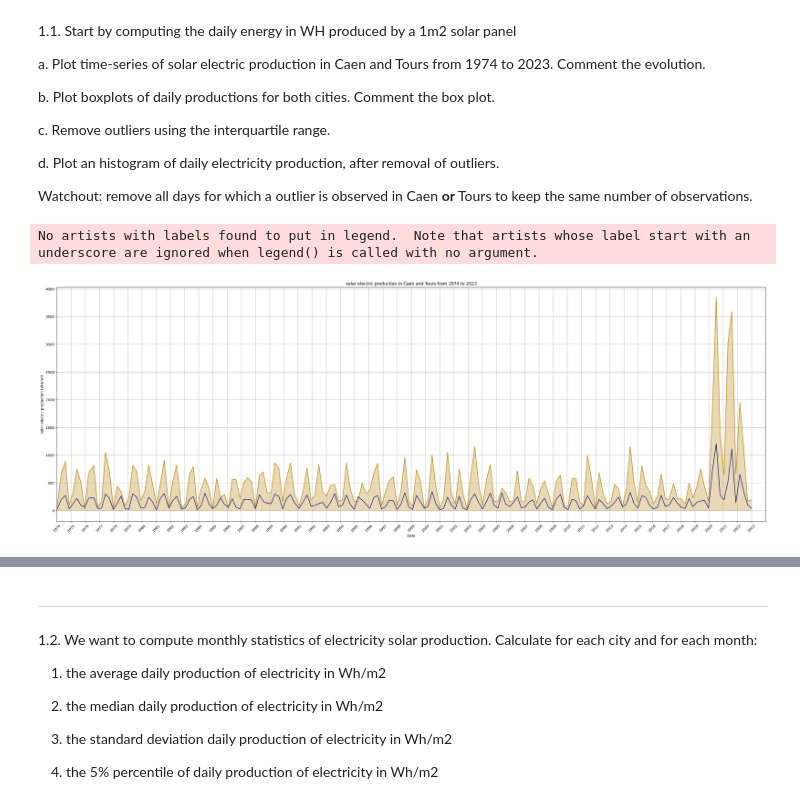
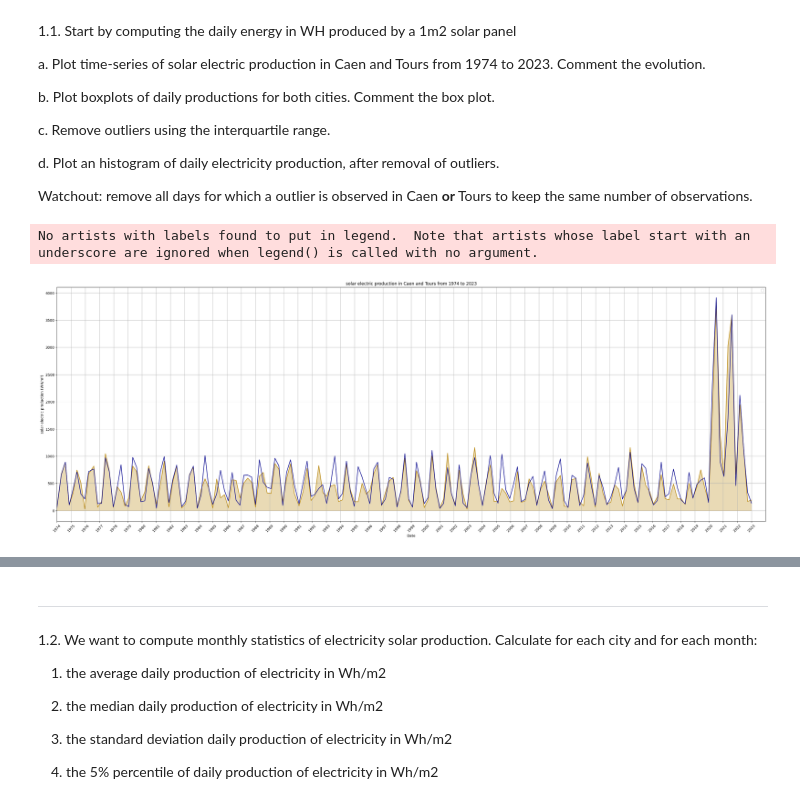
Before and after one commit to GaecKo/hackaton, a Jupyter notebook: Hackaton_1/Hackathon1.ipynb, the cells around one changed output, grey strips where cells are left out. Saved outputs shown, nothing was run; the diff lists cells and outputs as text; code cells hidden in the pictures.

Commit message:
1.1 fini je crois (still need to clean up the code)

```diff
--- a/Hackaton_1/Hackathon1.ipynb
+++ b/Hackaton_1/Hackathon1.ipynb
@@ -80,12 +80,21 @@ Watchout: remove all days for which a outlier is observed in Caen **or** Tours t
 import pandas as pd
 import matplotlib.pyplot as plt
 import matplotlib.dates as mdates
+import math
+from tabulate import tabulate
 
 # ===== Load CSV & convert dates =====
 
 data = pd.read_csv('Radiation.csv')
+dates = pd.to_datetime(data['DATE'], format='%Y%m%d')
 
-data['DATE'] = pd.to_datetime(data['DATE'], format='%Y%m%d')
+
+data['DATE'] = pd.to_datetime(data['DATE'], format="%Y%m%d")
+
+# Apply formula: C = E_Sol x 24 x P_cr x f_perf for both cities data
+data['Caen'] = data['Caen']*24*0.18*0.75
+data['Tours'] = data['Tours']*24*0.18*0.75
+
 
 # parsing data to keep 1 line out of 100 (better visibility, less precision)
 clean_data = data.iloc[range(0, len(data), 100), :]
@@ -103,47 +112,92 @@ year_fmt = mdates.DateFormatter('%Y')
 plt.gca().xaxis.set_major_locator(years)
 plt.gca().xaxis.set_major_formatter(year_fmt)
 plt.xticks(rotation=45)
 
 # légende
 plt.xlabel('Date')
 plt.ylabel('solar electric production (WH/m²)')
 plt.title('solar electric production in Caen and Tours from 1974 to 2023')
 plt.legend()
 
 # ===== Plot =====
 
-# Apply formula: C = E_Sol x 24 x P_cr x f_perf for both cities data
-plt.plot(clean_data['DATE'], clean_data['Caen']*24*0.18*0.75, label='Caen', color='darkgoldenrod')
+plt.plot(clean_data['DATE'], clean_data['Caen'], label='Caen', color='darkgoldenrod')
 
-plt.fill_between(clean_data['DATE'], clean_data['Caen']*24*0.18*0.75, color='darkgoldenrod', alpha=0.3)
+plt.fill_between(clean_data['DATE'], clean_data['Caen'], color='darkgoldenrod', alpha=0.3)
 
 plt.plot(clean_data['DATE'], clean_data['Tours'], label='Tours', color='darkblue')
 
-
-# ===== Show Plot =====
 plt.show()
 
-# ===== Remove outliers =====
-Data = pd.read_csv('Radiation.csv')
-Data["Caen"] = Data["Caen"] * 24 * 0.18 * 0.75
-Data["Tours"] = Data["Tours"] * 24 * 0.18 * 0.75
+##################
+### BBBBBBB   ####
+##################
+
+x = [data['Caen'],
+     data['Tours']]
+df = pd.DataFrame(x, index=['Caen', 'Tours'])
+
+df.T.boxplot(vert=False)
+plt.subplots_adjust(left=0.25)
+plt.show()
+
+##################
+### CCCCCCC   ####
+##################
 
 # Donnée abérante de Caean
-DataC = Data.sort_values(by="Caen", axis=0)
-Q1C = Data["Caen"].quantile(0.25)
-Q3C = Data["Caen"].quantile(0.75)
+DataC = data.sort_values(by="Caen", axis=0)
+Q1C = data["Caen"].quantile(0.25)
+Q3C = data["Caen"].quantile(0.75)
 MaxC = Q3C + 1.5 * (Q3C - Q1C)
 MinC = Q1C - 1.5 * (Q3C - Q1C)
 
 # Donnée abérante de Tours
-DataT = Data.sort_values(by="Tours", axis=0)
-Q1T = Data["Tours"].quantile(0.25)
-Q3T = Data["Tours"].quantile(0.75)
+DataT = data.sort_values(by="Tours", axis=0)
+Q1T = data["Tours"].quantile(0.25)
+Q3T = data["Tours"].quantile(0.75)
 MaxT = Q3T + 1.5 * (Q3T - Q1T)
 MinT = Q1T - 1.5 * (Q3T - Q1T)
 
 # Variable avec donnée filtrée
-DataParse = Data[(DataC["Caen"] >= MinC) & (DataC["Caen"] <= MaxC) & (DataT["Tours"] >= MinT) & (DataT["Tours"] <= MaxT)]
+DataParse = data[(DataC["Caen"] >= MinC) & (DataC["Caen"] <= MaxC) & (DataT["Tours"] >= MinT) & (DataT["Tours"] <= MaxT)]
+
+
+#################
+### DDDDDDDD   ##
+#################
+
+# ===== Plot settings =====
+
+# taille
+plt.figure(figsize=(36, 12))
+plt.xlim(pd.Timestamp('1974-01-01'), pd.Timestamp('2023-12-31'))
+
+# étiquette arrière plan
+plt.grid(True)
+years = mdates.YearLocator()
+year_fmt = mdates.DateFormatter('%Y')
+plt.gca().xaxis.set_major_locator(years)
+plt.gca().xaxis.set_major_formatter(year_fmt)
+plt.xticks(rotation=45)
+
+# légende
+plt.xlabel('Date')
+plt.ylabel('solar electric production (WH/m²)')
+plt.title('solar electric production in Caen and Tours from 1974 to 2023 whithout outliers')
+plt.legend()
+
+# ===== Plot =====
+
+clean_data2 = DataParse.iloc[range(0, len(DataParse), 100), :]
+
+plt.plot(clean_data2['DATE'], clean_data2['Caen'], label='Caen', color='darkgoldenrod')
+
+plt.fill_between(clean_data2['DATE'], clean_data2['Caen'], color='darkgoldenrod', alpha=0.3)
+
+plt.plot(clean_data2['DATE'], clean_data2['Tours'], label='Tours', color='darkblue')
+
+plt.show()
 # %% [output]
 No artists with labels found to put in legend.  Note that artists whose label start with an underscore are ignored when legend() is called with no argument.
-[figure, old version]
+[figure, new version]
```
Also changed, not shown: parts of 2 cells of this notebook, 1 other file.
